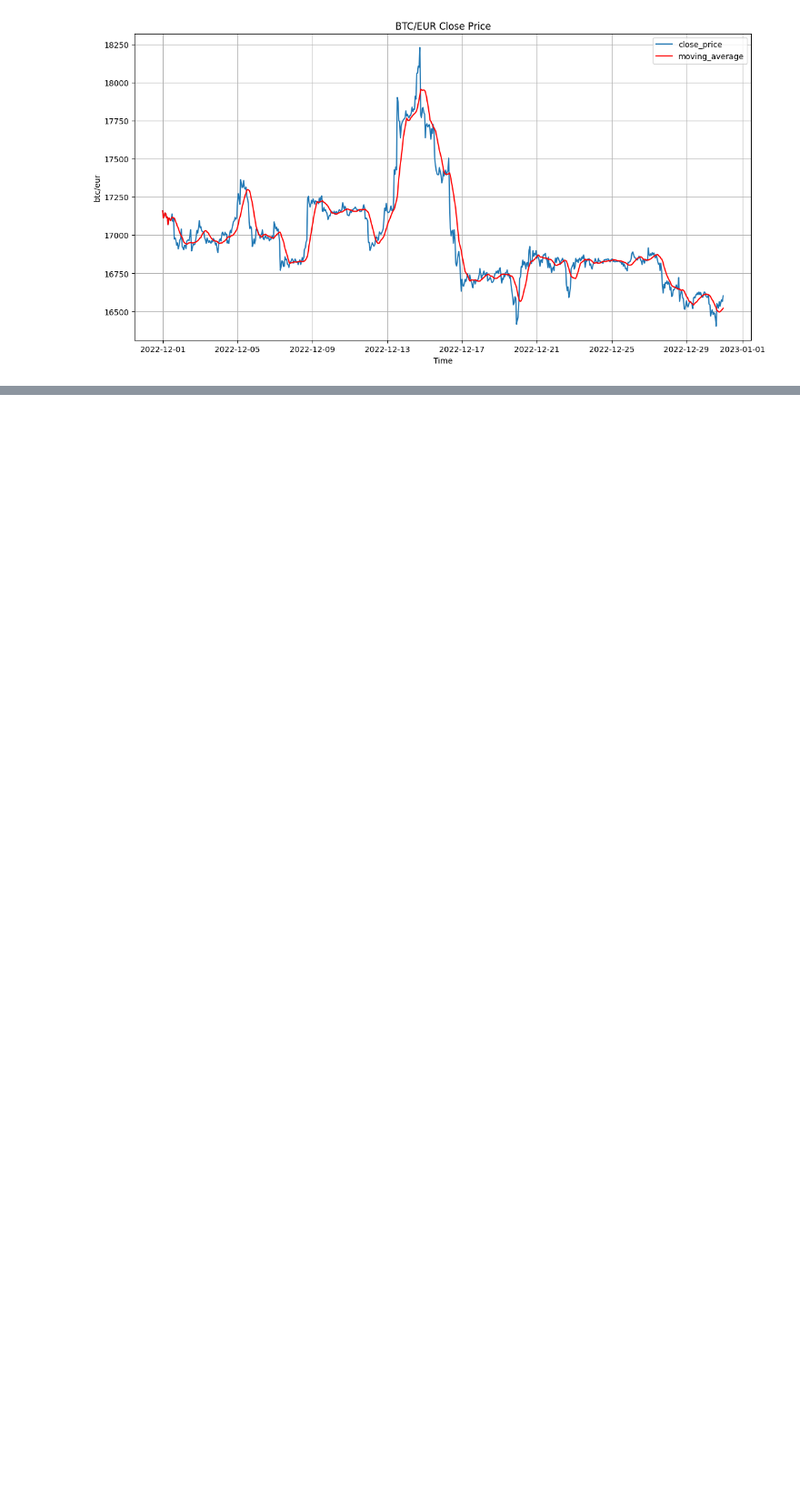
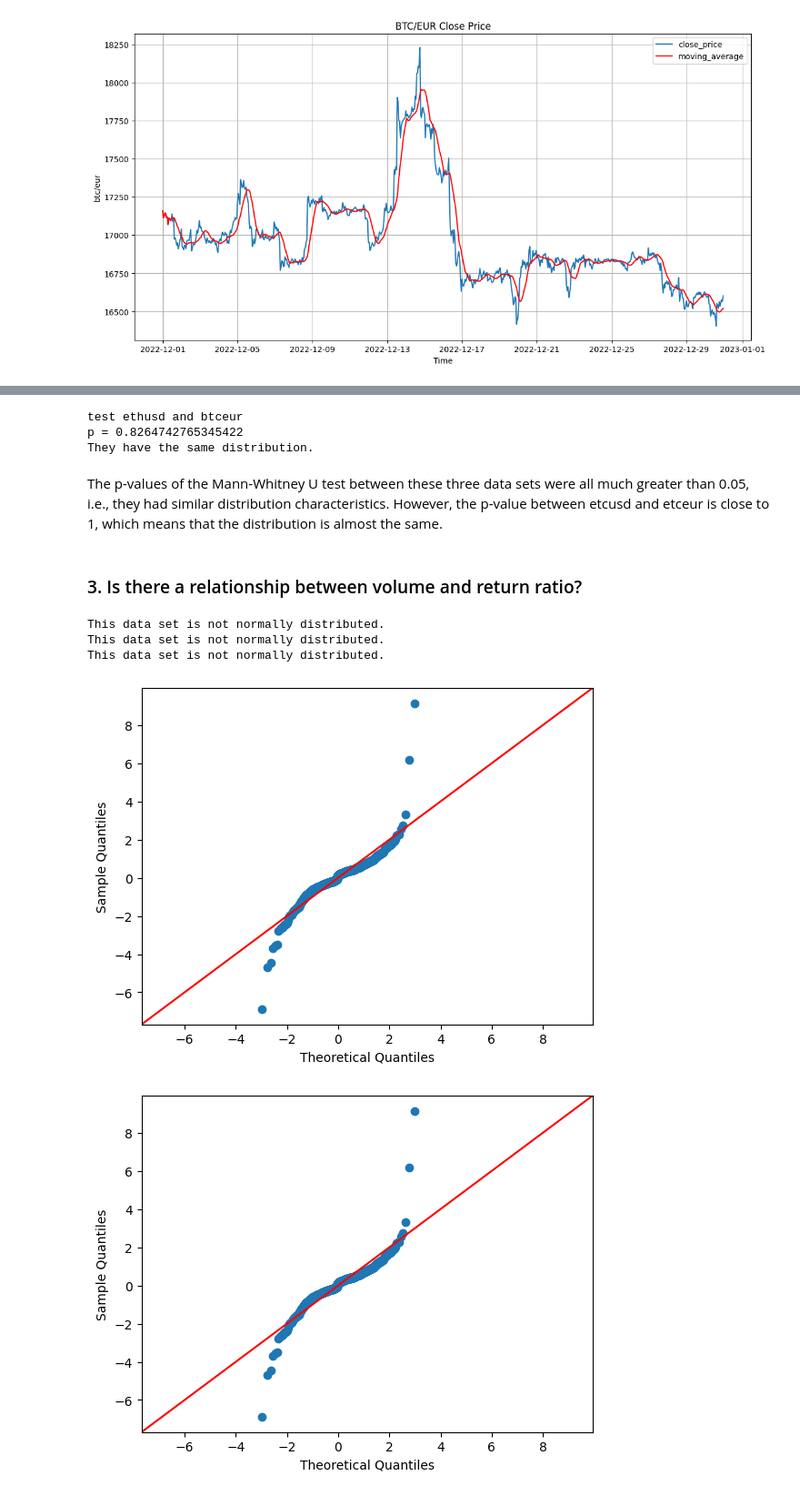
Before and after one commit to JiagengDing/lt22041_EMATM0048, a Jupyter notebook: Part2/Part2.ipynb, the cells around one changed output, grey strips where cells are left out. Shown at 91% size. Saved outputs shown, nothing was run; the diff lists cells and outputs as text; code cells hidden in the pictures; blank space fills up the shorter version.

```diff
--- a/Part2/Part2.ipynb
+++ b/Part2/Part2.ipynb
@@ -285,0 +363,44 @@ btceur_return = gen_return(list(btceur['close']))
+# %%
+print("test ethusd and btceur")
+is_same(ethusd_return, btceur_return)
+# %% [output]
+test ethusd and btceur
+p = 0.8264742765345422
+They have the same distribution.
+# %% [markdown]
+The p-values of the Mann-Whitney U test between these three data sets were all much greater than 0.05, i.e., they had similar distribution characteristics. However, the p-value between etcusd and etceur is close to 1, which means that the distribution is almost the same.
+# %% [markdown]
+### 3. Is there a relationship between volume and return ratio?
+# %%
+btcusd_vol = btcusd['volume']
+btcusd_vol = list(btcusd_vol)
+
+
+btceur_vol = btceur['volume']
+btceur_vol = list(btceur_vol)
+
+
+ethusd_vol = ethusd['volume']
+ethusd_vol = list(ethusd_vol)
+# %%
+for i in range(len(btcusd_vol)):
+    if btcusd.loc[i, 'close'] - btcusd.loc[i, 'open'] < 0:
+        btcusd_vol[i] = 0 - btcusd_vol[i]
+
+for i in range(len(ethusd_vol)):
+    if ethusd.loc[i, 'close'] - ethusd.loc[i, 'open'] < 0:
+        ethusd_vol[i] = 0 - ethusd_vol[i]
+
+for i in range(len(btceur_vol)):
+    if btceur.loc[i, 'close'] - btceur.loc[i, 'open'] < 0:
+        btceur_vol[i] = 0 - btceur_vol[i]
+# %%
+is_normal(btcusd_vol)
+is_normal(btceur_vol)
+is_normal(ethusd_vol)
+# %% [output]
+This data set is not normally distributed.
+This data set is not normally distributed.
+This data set is not normally distributed.
+[figure, added]
+[figure, added]
```
Also changed, not shown: parts of 32 cells of this notebook, 4 other files.
